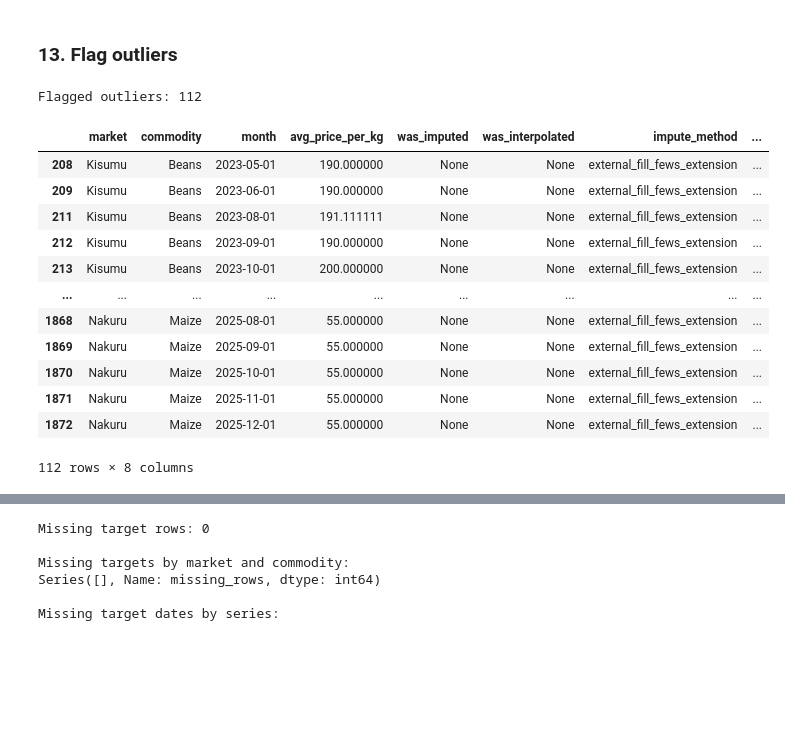
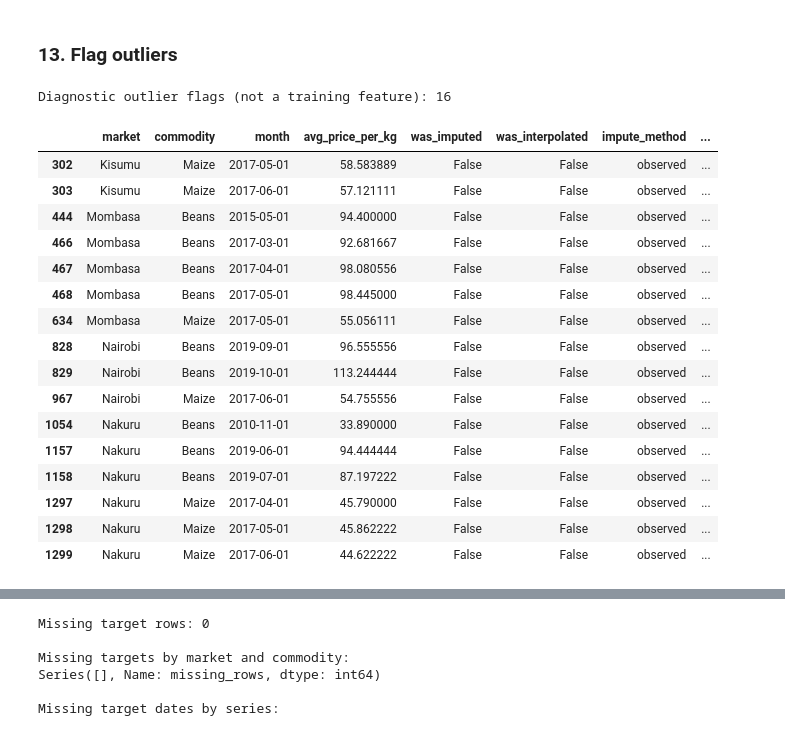
Before and after one commit to RAM-AS-RAP/ucs35-mudibo-ml, a Jupyter notebook: notebooks/02_data_cleaning.ipynb, the cells around one changed output, grey strips where cells are left out. Saved outputs shown, nothing was run; the diff lists cells and outputs as text; code cells hidden in the pictures; blank space fills up the shorter version.

```diff
--- a/notebooks/02_data_cleaning.ipynb
+++ b/notebooks/02_data_cleaning.ipynb
@@ -131,11 +131,16 @@ WFP_URL = (
     'https://data.humdata.org/dataset/wfp-food-prices-for-kenya/resource/'
     '517ee1bf-2437-4f8c-aa1b-cb9925b9d437/download/wfp_food_prices_ken.csv'
 )
+WFP_CUTOFF = pd.Timestamp('2019-10-01')
+MODEL_TARGET_START = pd.Timestamp('2010-01-01')
+
 raw_df = pd.read_csv(WFP_URL)
 if raw_df.iloc[0].astype(str).str.match(r'^#').any():
     raw_df = raw_df.iloc[1:].reset_index(drop=True)
 raw_df['market'] = raw_df['market'].str.strip().str.title()
 raw_df['commodity'] = raw_df['commodity'].str.strip().str.title()
 raw_df['date'] = pd.to_datetime(raw_df['date'])
+raw_df = raw_df[raw_df['date'] < WFP_CUTOFF + pd.offsets.MonthBegin(1)].copy()
 print(raw_df.shape)
+print(f'WFP raw date range: {raw_df["date"].min()} to {raw_df["date"].max()}')
 # %% [output]
@@ -366,5 +339,0 @@ Nakuru Beans: loaded 9 records from results/artifacts/fews_raw/nakuru_beans.json
-# %%
-# These 48 rows are substituted directly from FEWS with no validated agreement check
-# against WFP, since no overlapping observation exists to calibrate against (see Section 3).
-full_panel = fill_gaps_from_fews_files(full_panel, fews_gap_data)
-full_panel['impute_method'].value_counts()
@@ -384,17 +339,0 @@ dtype: int64
-# %%
-from agrisence.preprocessing.cleaning import load_fews_extension_files, extend_panel_with_fews
-
-FEWS_EXTENSION_FILES = {
-    ("Kisumu", "Beans"): "results/artifacts/fews_raw/kisumu_beans_ext.json",
-    ("Kisumu", "Maize"): "results/artifacts/fews_raw/kisumu_maize_ext.json",
-    ("Mombasa", "Beans"): "results/artifacts/fews_raw/mombasa_beans_ext.json",
-    ("Mombasa", "Maize"): "results/artifacts/fews_raw/mombasa_maize_ext.json",
-    ("Nairobi", "Beans"): "results/artifacts/fews_raw/nairobi_beans_ext.json",
-    ("Nairobi", "Maize"): "results/artifacts/fews_raw/nairobi_maize_ext.json",
-    ("Nakuru", "Beans"): "results/artifacts/fews_raw/nakuru_beans_ext.json",
-    ("Nakuru", "Maize"): "results/artifacts/fews_raw/nakuru_maize_ext.json",
-}
-
-fews_ext_data = load_fews_extension_files(FEWS_EXTENSION_FILES)
-full_panel = extend_panel_with_fews(full_panel, fews_ext_data)
-full_panel.groupby(['market', 'commodity'])['month'].max()
@@ -569,24 +476,36 @@ Series([], Name: count, dtype: int64)
 # %% [markdown]
 ### 13. Flag outliers
 # %%
-full_panel = flag_outliers_iqr(full_panel, value_col='avg_price_per_kg')
-print(f'Flagged outliers: {full_panel["is_outlier"].sum()}')
+observed_prices = full_panel['avg_price_per_kg'].where(full_panel['impute_method'].eq('observed'))
+groupers = [full_panel['market'], full_panel['commodity']]
+q1 = observed_prices.groupby(groupers).transform(lambda values: values.quantile(0.25))
+q3 = observed_prices.groupby(groupers).transform(lambda values: values.quantile(0.75))
+iqr = q3 - q1
+full_panel['is_outlier'] = full_panel['avg_price_per_kg'].notna() & (
+    (full_panel['avg_price_per_kg'] < q1 - 1.5 * iqr)
+    | (full_panel['avg_price_per_kg'] > q3 + 1.5 * iqr)
+)
+print(f'Diagnostic outlier flags (not a training feature): {full_panel["is_outlier"].sum()}')
 full_panel[full_panel['is_outlier']]
 # %% [output]
-Flagged outliers: 112
+Diagnostic outlier flags (not a training feature): 16
 |  | market | commodity | month | avg_price_per_kg | was_imputed | was_interpolated | impute_method | ... |
-| 208 | Kisumu | Beans | 2023-05-01 | 190.000000 | None | None | external_fill_fews_extension | ... |
-| 209 | Kisumu | Beans | 2023-06-01 | 190.000000 | None | None | external_fill_fews_extension | ... |
-| 211 | Kisumu | Beans | 2023-08-01 | 191.111111 | None | None | external_fill_fews_extension | ... |
-| 212 | Kisumu | Beans | 2023-09-01 | 190.000000 | None | None | external_fill_fews_extension | ... |
-| 213 | Kisumu | Beans | 2023-10-01 | 200.000000 | None | None | external_fill_fews_extension | ... |
-| ... | ... | ... | ... | ... | ... | ... | ... | ... |
-| 1868 | Nakuru | Maize | 2025-08-01 | 55.000000 | None | None | external_fill_fews_extension | ... |
-| 1869 | Nakuru | Maize | 2025-09-01 | 55.000000 | None | None | external_fill_fews_extension | ... |
-| 1870 | Nakuru | Maize | 2025-10-01 | 55.000000 | None | None | external_fill_fews_extension | ... |
-| 1871 | Nakuru | Maize | 2025-11-01 | 55.000000 | None | None | external_fill_fews_extension | ... |
-| 1872 | Nakuru | Maize | 2025-12-01 | 55.000000 | None | None | external_fill_fews_extension | ... |
+| 302 | Kisumu | Maize | 2017-05-01 | 58.583889 | False | False | observed | ... |
+| 303 | Kisumu | Maize | 2017-06-01 | 57.121111 | False | False | observed | ... |
+| 444 | Mombasa | Beans | 2015-05-01 | 94.400000 | False | False | observed | ... |
+| 466 | Mombasa | Beans | 2017-03-01 | 92.681667 | False | False | observed | ... |
+| 467 | Mombasa | Beans | 2017-04-01 | 98.080556 | False | False | observed | ... |
+| 468 | Mombasa | Beans | 2017-05-01 | 98.445000 | False | False | observed | ... |
+| 634 | Mombasa | Maize | 2017-05-01 | 55.056111 | False | False | observed | ... |
+| 828 | Nairobi | Beans | 2019-09-01 | 96.555556 | False | False | observed | ... |
+| 829 | Nairobi | Beans | 2019-10-01 | 113.244444 | False | False | observed | ... |
+| 967 | Nairobi | Maize | 2017-06-01 | 54.755556 | False | False | observed | ... |
+| 1054 | Nakuru | Beans | 2010-11-01 | 33.890000 | False | False | observed | ... |
+| 1157 | Nakuru | Beans | 2019-06-01 | 94.444444 | False | False | observed | ... |
+| 1158 | Nakuru | Beans | 2019-07-01 | 87.197222 | False | False | observed | ... |
+| 1297 | Nakuru | Maize | 2017-04-01 | 45.790000 | False | False | observed | ... |
+| 1298 | Nakuru | Maize | 2017-05-01 | 45.862222 | False | False | observed | ... |
+| 1299 | Nakuru | Maize | 2017-06-01 | 44.622222 | False | False | observed | ... |
-112 rows × 8 columns
 # %%
 fig, axes = plt.subplots(len(CROPS), 1, figsize=(12, 4 * len(CROPS)))
 for ax, crop in zip(axes, CROPS):
```
Also changed, not shown: parts of 26 cells of this notebook, 1 other file.
